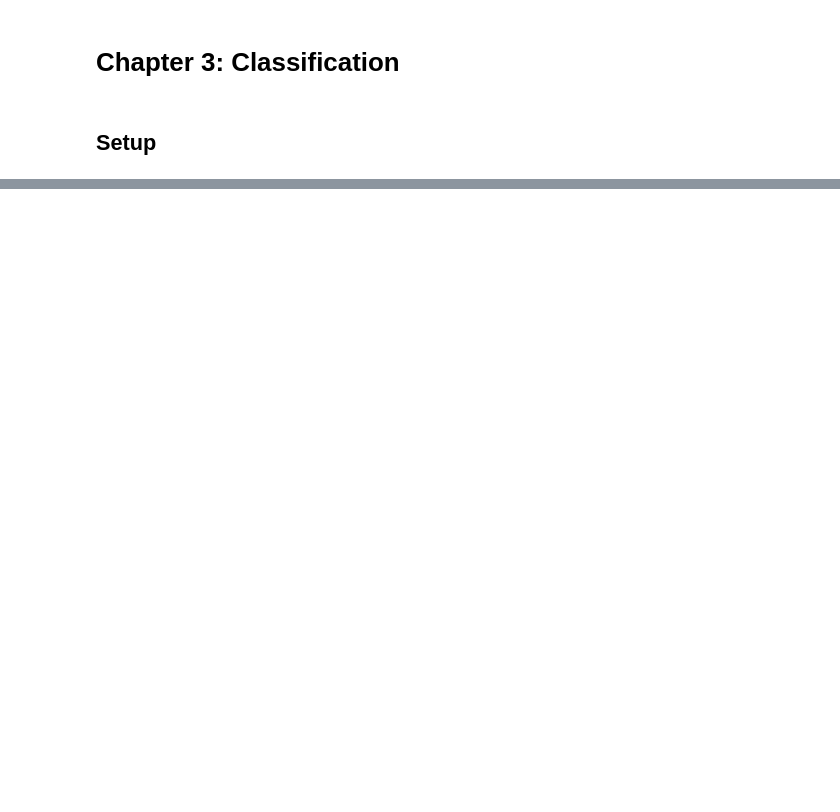
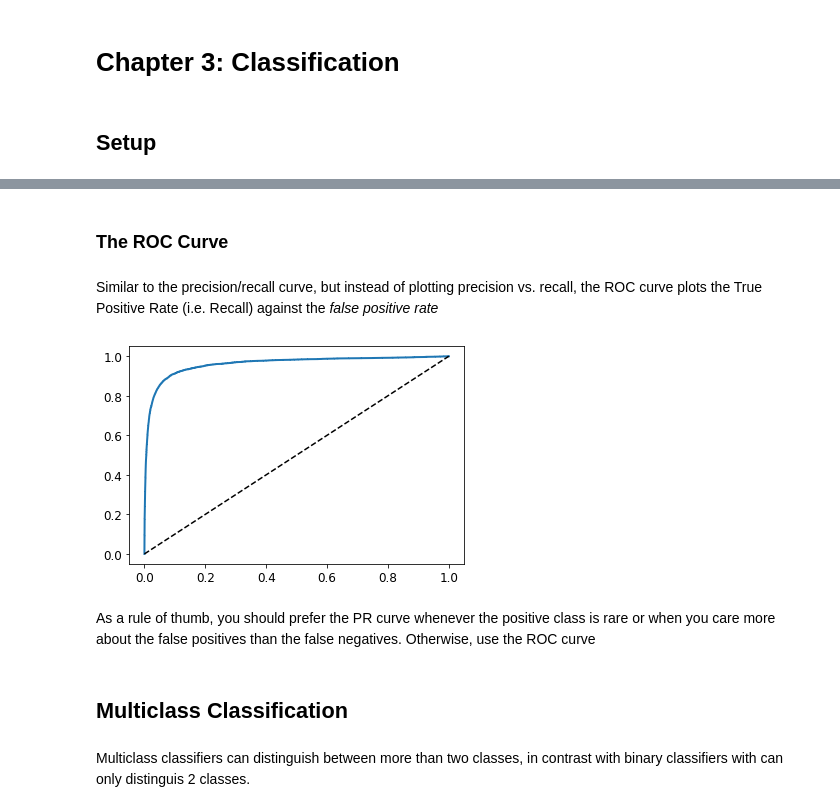
Before and after one commit to sbarrios93/handson-ml2-selfstudy, a Jupyter notebook: chapter_3.ipynb, the cells around one changed output, grey strips where cells are left out. Cells and saved outputs as stored; diff of their text form; code cells hidden in the pictures; blank space fills up the shorter version.

```diff
--- a/chapter_3.ipynb
+++ b/chapter_3.ipynb
@@ -40,0 +358,25 @@ def save_fig(fig_id, tight_layout=True, fig_extension="png", resolution=300):
+# %% [markdown]
+### The ROC Curve
+# %% [markdown]
+Similar to the precision/recall curve, but instead of plotting precision vs. recall, the ROC curve plots the True Positive Rate (i.e. Recall) against the _false positive rate_
+# %%
+from sklearn.metrics import roc_curve
+
+fpr, tpr, thresholds = roc_curve(y_train_5, y_scores)
+
+
+def plot_roc_curve(fpr, tpr, label=None):
+    plt.plot(fpr, tpr, linewidth=2, label=label)
+    plt.plot([0, 1], [0, 1], 'k--')
+
+
+plot_roc_curve(fpr, tpr)
+plt.show()
+# %% [output]
+[figure, added]
+# %% [markdown]
+As a rule of thumb, you should prefer the PR curve whenever the positive class is rare or when you care more about the false positives than the false negatives. Otherwise, use the ROC curve
+# %% [markdown]
+## Multiclass Classification
+# %% [markdown]
+Multiclass classifiers can distinguish between more than two classes, in contrast with binary classifiers with can only distinguis 2 classes.
```
Also changed, not shown: parts of 82 cells of this notebook, 2 other files.
